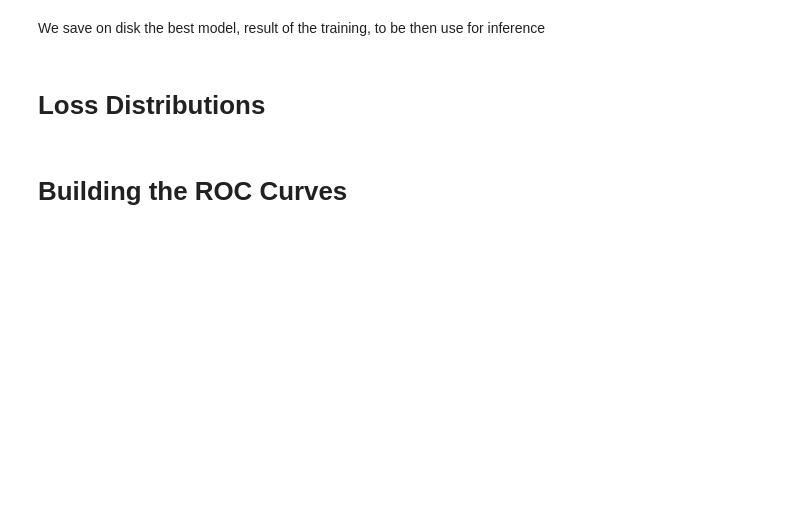
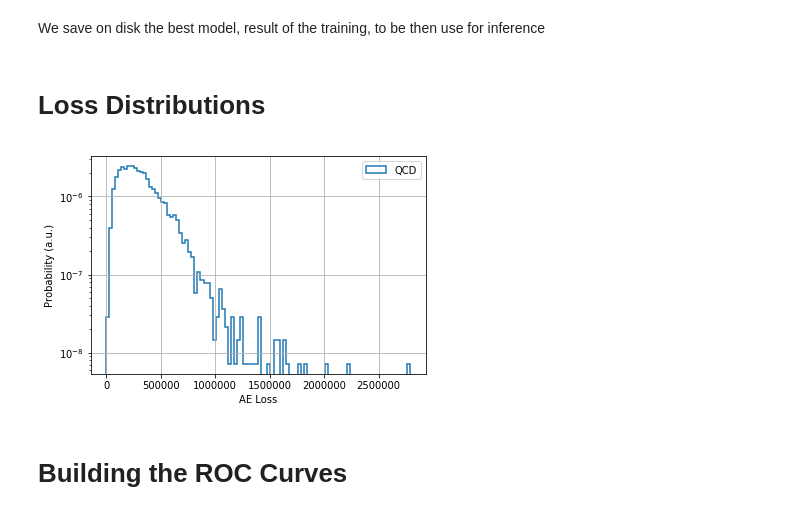
Before and after one commit to pierinim/tutorials, a Jupyter notebook: HiggsSchool/Notebook5_AE_Conv2D.ipynb, the cells around one changed output. Cells and saved outputs as stored; diff of their text form; code cells hidden in the pictures; blank space fills up the shorter version.

```diff
--- a/HiggsSchool/Notebook5_AE_Conv2D.ipynb
+++ b/HiggsSchool/Notebook5_AE_Conv2D.ipynb
@@ -163,7 +202,7 @@ We now train the model. Notice the difference with respect to the supervised cas
 - the model has no dropout. It is difficult for an unsupervised model to overtran, so there is not really a need
 # %%
 batch_size = 128
-n_epochs = 100
+n_epochs = 1
 # %%
 # train
 history = autoencoder.fit(X_train, X_train, epochs=n_epochs, batch_size=batch_size, verbose = 2,
@@ -214,6 +259,22 @@ lossQCD = mse(X_test, predictedQCD)
 loss_anomaly = []
 for i in range(len(labels)):
     loss_anomaly.append(mse(anomaly[i], predicted_anomaly[i]))
+# %%
+lossQCD_1 = lossQCD
+# %%
+maxScore = np.max(lossQCD)
+# plot QCD
+plt.figure()
+plt.hist(lossQCD_1, bins=100, label='QCD', density=True, range=(0, maxScore),
+         histtype='step', fill=False, linewidth=1.5)
+plt.semilogy()
+plt.xlabel("AE Loss")
+plt.ylabel("Probability (a.u.)")
+plt.grid(True)
+plt.legend(loc='upper right')
+plt.show()
+# %% [output]
+[figure, added]
 # %%
 maxScore = np.max(lossQCD)
 # plot QCD
```
Also changed, not shown: parts of 9 cells of this notebook, 1 other file.
